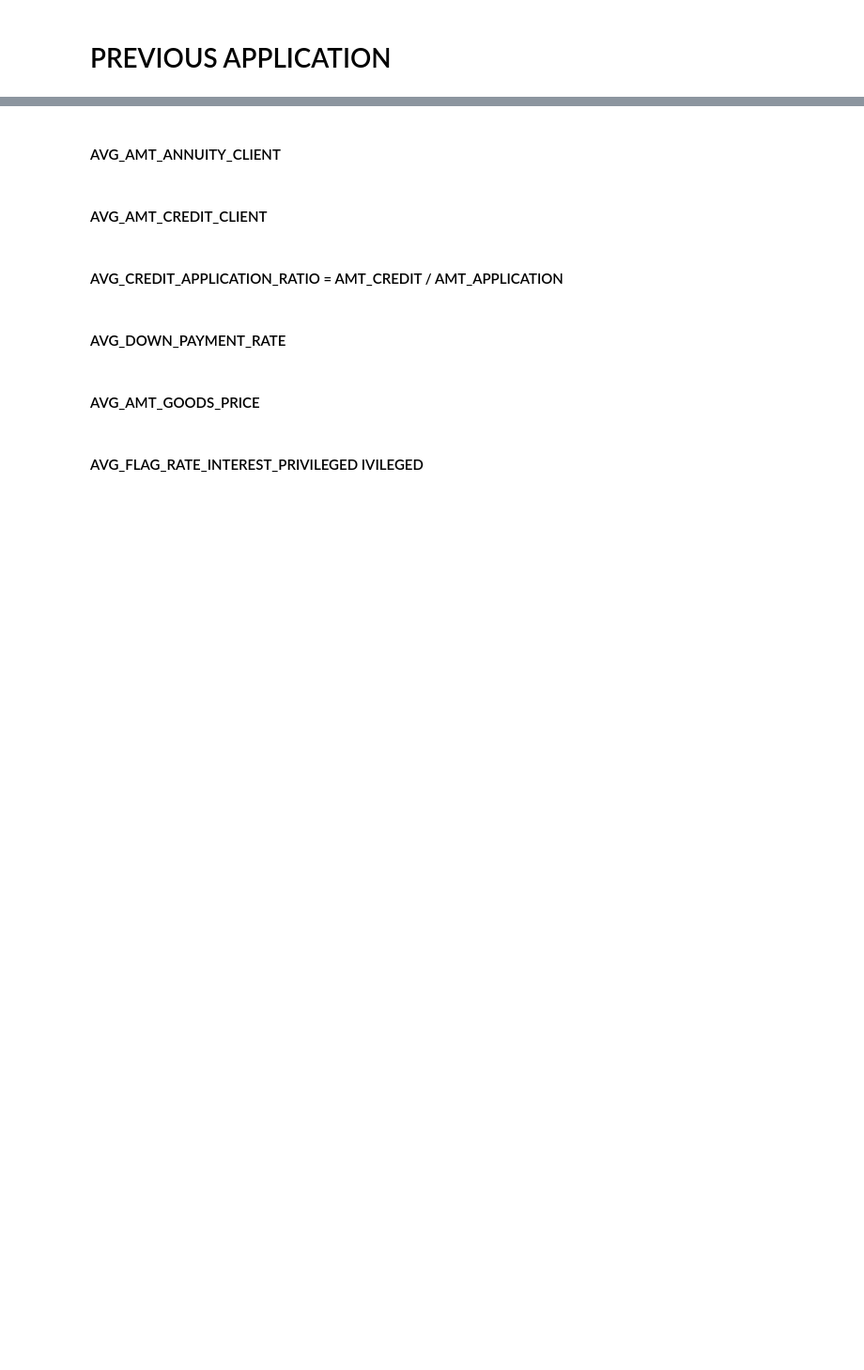
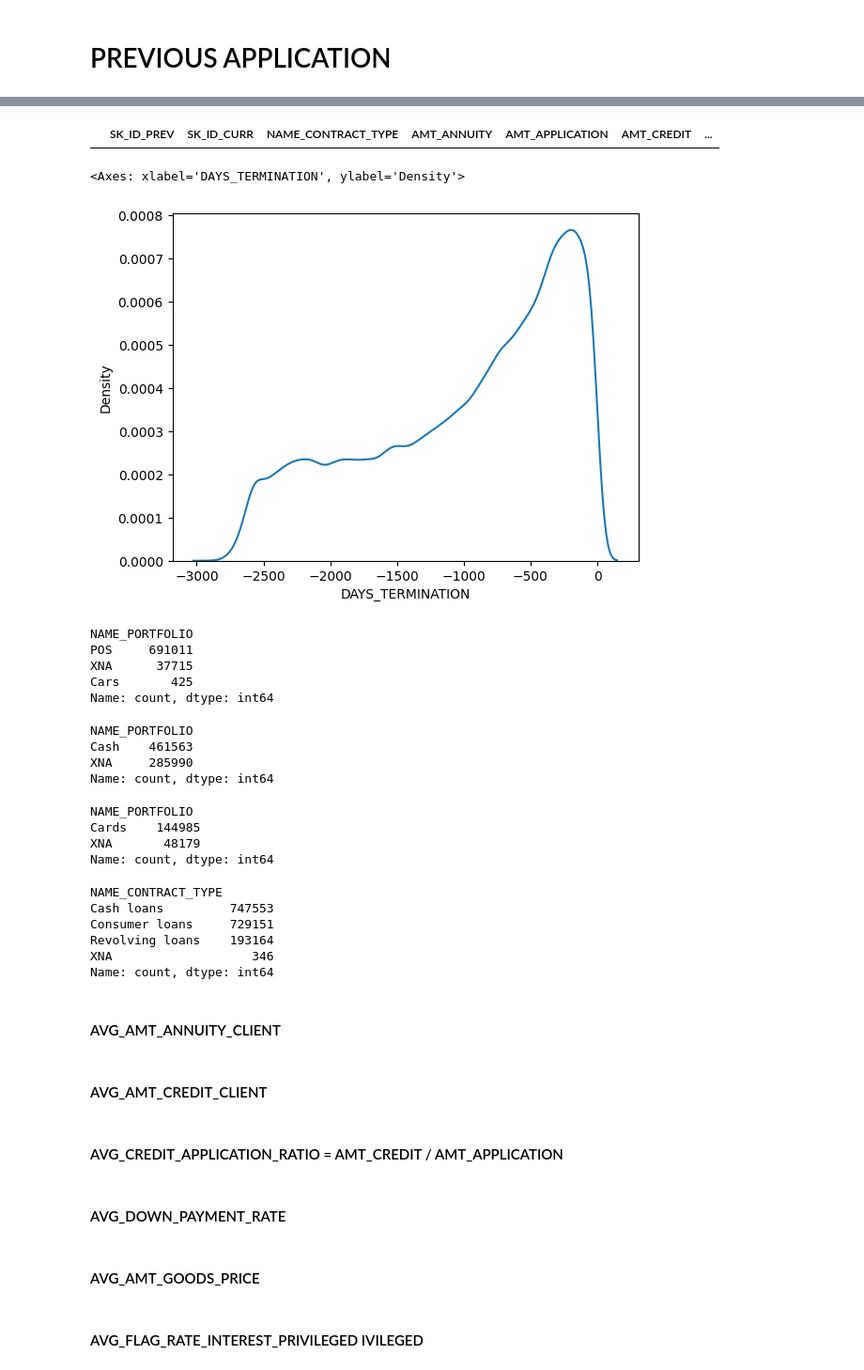
Before and after one commit to rajgurubhosale/Credit-Risk-mlops, a Jupyter notebook: notebooks/01_data_transforamtion.ipynb, the cells around one changed output, grey strips where cells are left out. Shown: that part at 94% size. Drawn from its saved outputs; the diff is of its cells as text; code cells hidden in the pictures; blank space fills up the shorter version.

```diff
--- a/notebooks/01_data_transforamtion.ipynb
+++ b/notebooks/01_data_transforamtion.ipynb
@@ -490,3 +626,49 @@ df.head()
+# %%
+filt = df['NAME_PORTFOLIO'] =='Credit'
+filt_df = df.loc[filt].copy()
+
+filt_df['SK_ID_CURR'] =  filt_df['SK_ID_CURR'].unique()
+filt_df
+# %% [output]
+|  | SK_ID_PREV | SK_ID_CURR | NAME_CONTRACT_TYPE | AMT_ANNUITY | AMT_APPLICATION | AMT_CREDIT | ... |
+# %%
+import seaborn as sns
+adef = df[df['DAYS_TERMINATION'] != 365243.0]['DAYS_TERMINATION']
+sns.kdeplot(adef)
+# %% [output]
+<Axes: xlabel='DAYS_TERMINATION', ylabel='Density'>
+[figure, added]
+# %%
+df[df['NAME_CONTRACT_TYPE'] == 'Consumer loans']['NAME_PORTFOLIO'].value_counts()
+# %% [output]
+NAME_PORTFOLIO
+POS     691011
+XNA      37715
+Cars       425
+Name: count, dtype: int64
+# %%
+df[df['NAME_CONTRACT_TYPE'] == 'Cash loans']['NAME_PORTFOLIO'].value_counts()
+# %% [output]
+NAME_PORTFOLIO
+Cash    461563
+XNA     285990
+Name: count, dtype: int64
+# %%
+df[df['NAME_CONTRACT_TYPE'] == 'Revolving loans']['NAME_PORTFOLIO'].value_counts()
+# %% [output]
+NAME_PORTFOLIO
+Cards    144985
+XNA       48179
+Name: count, dtype: int64
+# %%
+df['NAME_CONTRACT_TYPE'].value_counts()
+# %% [output]
+NAME_CONTRACT_TYPE
+Cash loans         747553
+Consumer loans     729151
+Revolving loans    193164
+XNA                   346
+Name: count, dtype: int64
 # %%
 # avg prev_amt_annuity
 # avg_amt_credit
```
Also changed, not shown: parts of 68 cells of this notebook, 5 other files.
